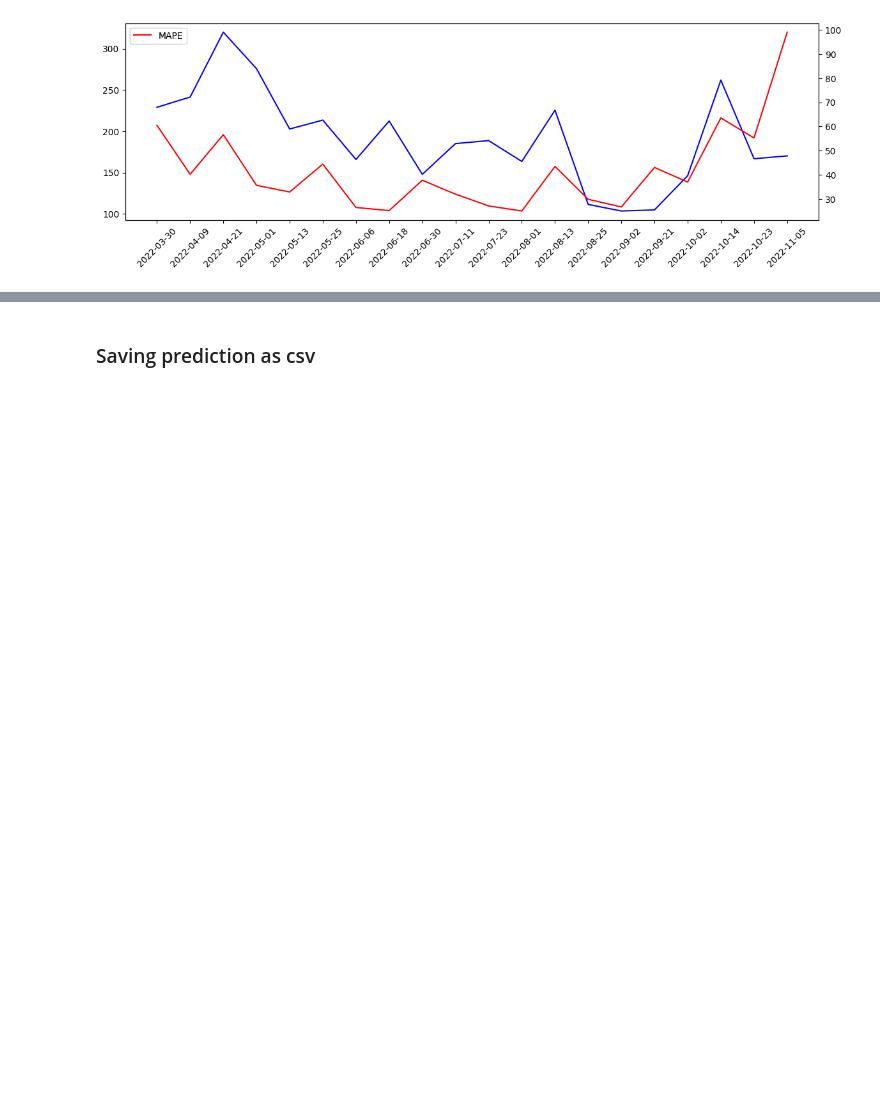
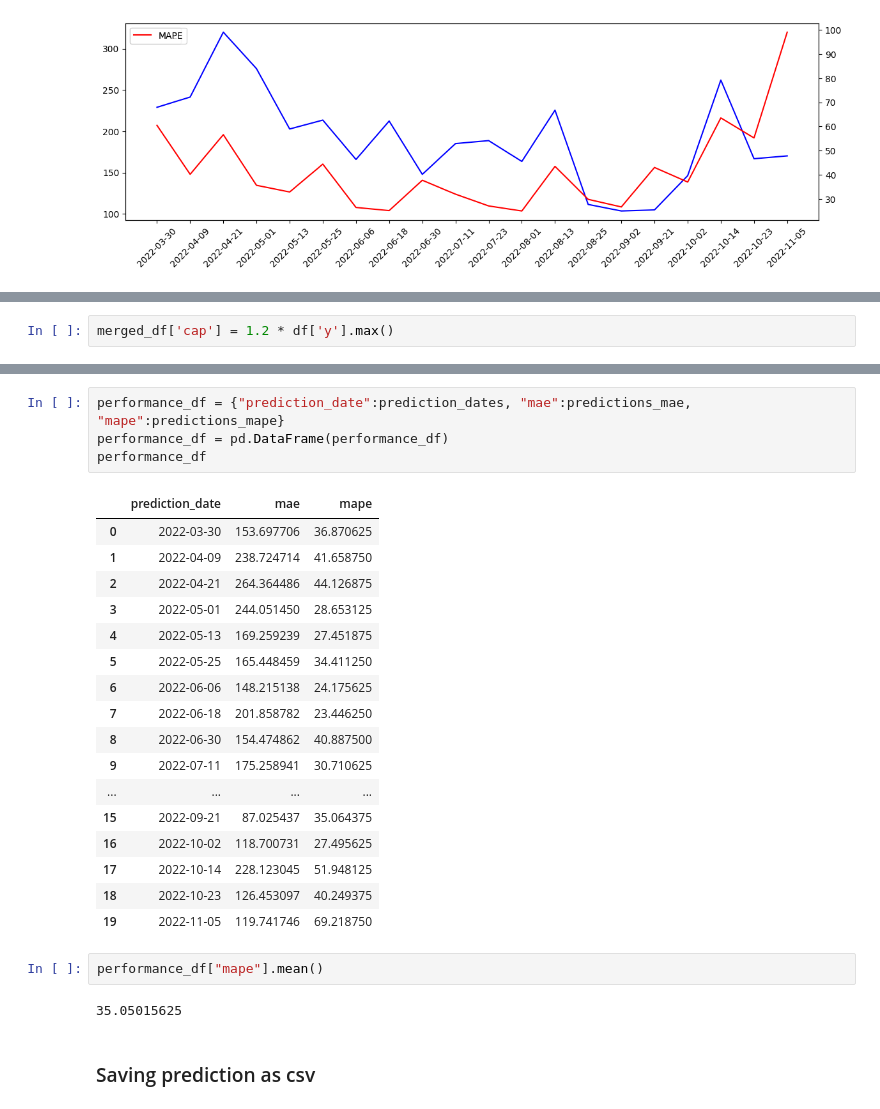
Before and after one commit to philippniegisch/FortuneFrontierBeta, a Jupyter notebook: notebooks/models_prep/prophet_model_performance_analytics.ipynb, the cells around one changed output, grey strips where cells are left out. Drawn from its saved outputs; the diff is of its cells as text; blank space fills up the shorter version.

```diff
--- a/notebooks/models_prep/prophet_model_performance_analytics.ipynb
+++ b/notebooks/models_prep/prophet_model_performance_analytics.ipynb
@@ -191,0 +178,2 @@ plt.show()
+# %%
+merged_df['cap'] = 1.2 * df['y'].max()
@@ -192,3 +261,29 @@ plt.show()
+# %%
+performance_df = {"prediction_date":prediction_dates, "mae":predictions_mae, "mape":predictions_mape}
+performance_df = pd.DataFrame(performance_df)
+performance_df
+# %% [output]
+|  | prediction_date | mae | mape |
+| 0 | 2022-03-30 | 153.697706 | 36.870625 |
+| 1 | 2022-04-09 | 238.724714 | 41.658750 |
+| 2 | 2022-04-21 | 264.364486 | 44.126875 |
+| 3 | 2022-05-01 | 244.051450 | 28.653125 |
+| 4 | 2022-05-13 | 169.259239 | 27.451875 |
+| 5 | 2022-05-25 | 165.448459 | 34.411250 |
+| 6 | 2022-06-06 | 148.215138 | 24.175625 |
+| 7 | 2022-06-18 | 201.858782 | 23.446250 |
+| 8 | 2022-06-30 | 154.474862 | 40.887500 |
+| 9 | 2022-07-11 | 175.258941 | 30.710625 |
+| ... | ... | ... | ... |
+| 15 | 2022-09-21 | 87.025437 | 35.064375 |
+| 16 | 2022-10-02 | 118.700731 | 27.495625 |
+| 17 | 2022-10-14 | 228.123045 | 51.948125 |
+| 18 | 2022-10-23 | 126.453097 | 40.249375 |
+| 19 | 2022-11-05 | 119.741746 | 69.218750 |
+# %%
+performance_df["mape"].mean()
+# %% [output]
+35.05015625
 # %% [markdown]
 ### Saving prediction as csv
 # %%
```
Also changed, not shown: parts of 3 cells of this notebook, 1 other file.
